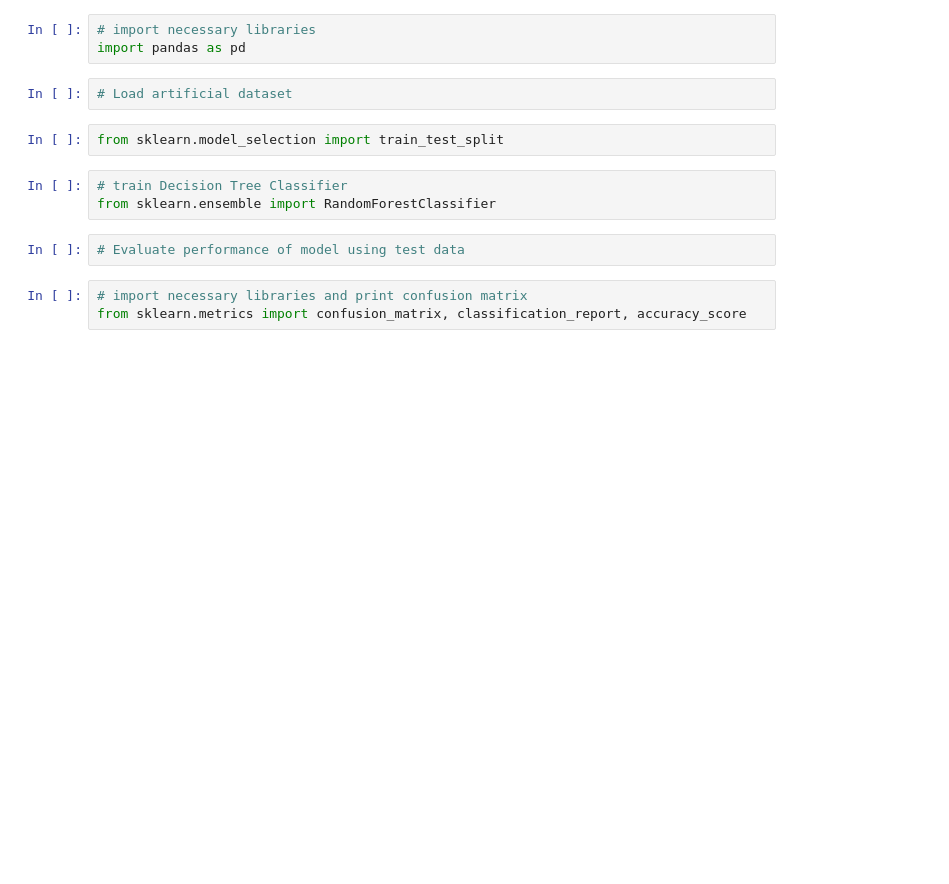
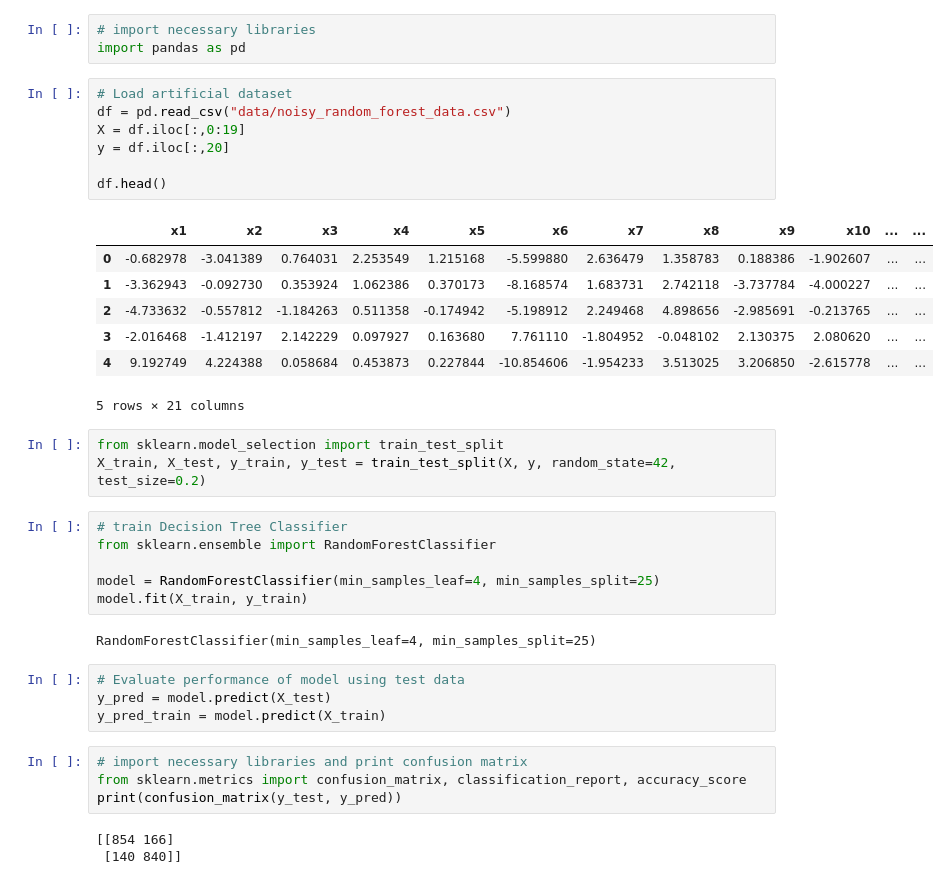
Before and after one commit to HTHS-RoCo/PythonML-Camp-Student-Code, a Jupyter notebook: day_3/LESSON_3_1_RF.ipynb, the cells around one changed output. Cells and saved outputs as stored; diff of their text form; blank space fills up the shorter version.

```diff
--- a/day_3/LESSON_3_1_RF.ipynb
+++ b/day_3/LESSON_3_1_RF.ipynb
@@ -3,15 +3,40 @@
 import pandas as pd
 # %%
 # Load artificial dataset
+df = pd.read_csv("data/noisy_random_forest_data.csv")
+X = df.iloc[:,0:19]
+y = df.iloc[:,20]
+
+df.head()
+# %% [output]
+|  | x1 | x2 | x3 | x4 | x5 | x6 | x7 | x8 | x9 | x10 | ... | ... |
+| 0 | -0.682978 | -3.041389 | 0.764031 | 2.253549 | 1.215168 | -5.599880 | 2.636479 | 1.358783 | 0.188386 | -1.902607 | ... | ... |
+| 1 | -3.362943 | -0.092730 | 0.353924 | 1.062386 | 0.370173 | -8.168574 | 1.683731 | 2.742118 | -3.737784 | -4.000227 | ... | ... |
+| 2 | -4.733632 | -0.557812 | -1.184263 | 0.511358 | -0.174942 | -5.198912 | 2.249468 | 4.898656 | -2.985691 | -0.213765 | ... | ... |
+| 3 | -2.016468 | -1.412197 | 2.142229 | 0.097927 | 0.163680 | 7.761110 | -1.804952 | -0.048102 | 2.130375 | 2.080620 | ... | ... |
+| 4 | 9.192749 | 4.224388 | 0.058684 | 0.453873 | 0.227844 | -10.854606 | -1.954233 | 3.513025 | 3.206850 | -2.615778 | ... | ... |
+5 rows × 21 columns
 # %%
 from sklearn.model_selection import train_test_split
+X_train, X_test, y_train, y_test = train_test_split(X, y, random_state=42, test_size=0.2)
 # %%
 # train Decision Tree Classifier
 from sklearn.ensemble import RandomForestClassifier
+
+model = RandomForestClassifier(min_samples_leaf=4, min_samples_split=25)
+model.fit(X_train, y_train)
+# %% [output]
+RandomForestClassifier(min_samples_leaf=4, min_samples_split=25)
 # %%
 # Evaluate performance of model using test data
+y_pred = model.predict(X_test)
+y_pred_train = model.predict(X_train)
 # %%
 # import necessary libraries and print confusion matrix
 from sklearn.metrics import confusion_matrix, classification_report, accuracy_score
+print(confusion_matrix(y_test, y_pred))
+# %% [output]
+[[854 166]
+ [140 840]]
 # %%
 # print classification report for evaluation metrics
```
Also changed, not shown: parts of 2 cells of this notebook, 4 other files.
